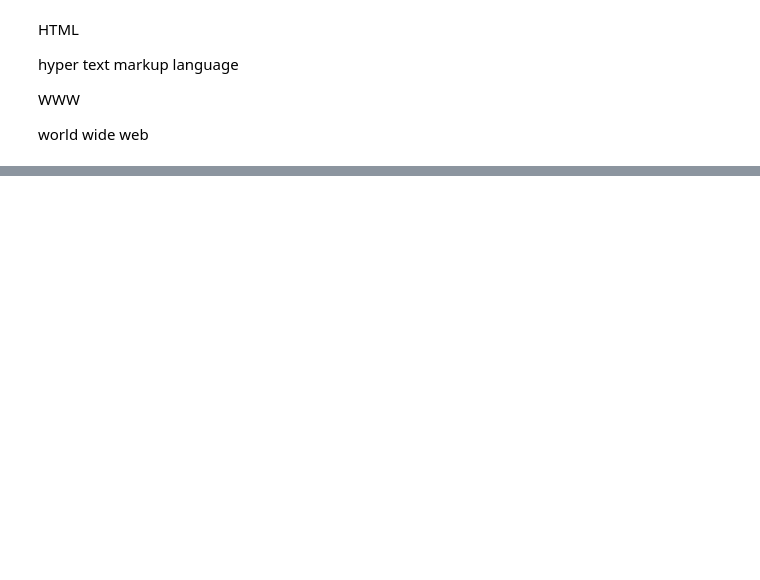
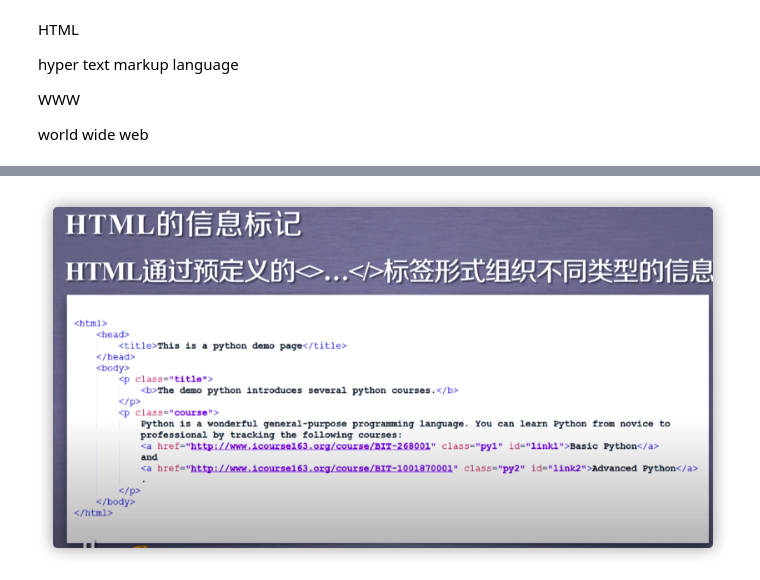
Before and after one commit to paxton615/Notes, a Jupyter notebook: Hyper_Text_Markup_Language.ipynb, the cells around one changed output, grey strips where cells are left out. Cells and saved outputs as stored; diff of their text form; code cells hidden in the pictures; blank space fills up the shorter version.

```diff
--- a/Hyper_Text_Markup_Language.ipynb
+++ b/Hyper_Text_Markup_Language.ipynb
@@ -67,0 +11,7 @@ normal_distribution
+# %%
+def add_pic(pic_name ):
+    return (Image(filename='/Users/paxton615/Github_Personal/Notes/Notes/pics/html/'+pic_name))
+# %%
+add_pic('html1.png')
+# %% [output]
+[figure, added]
```
Also changed, not shown: parts of 12 cells of this notebook, 4 other files.
